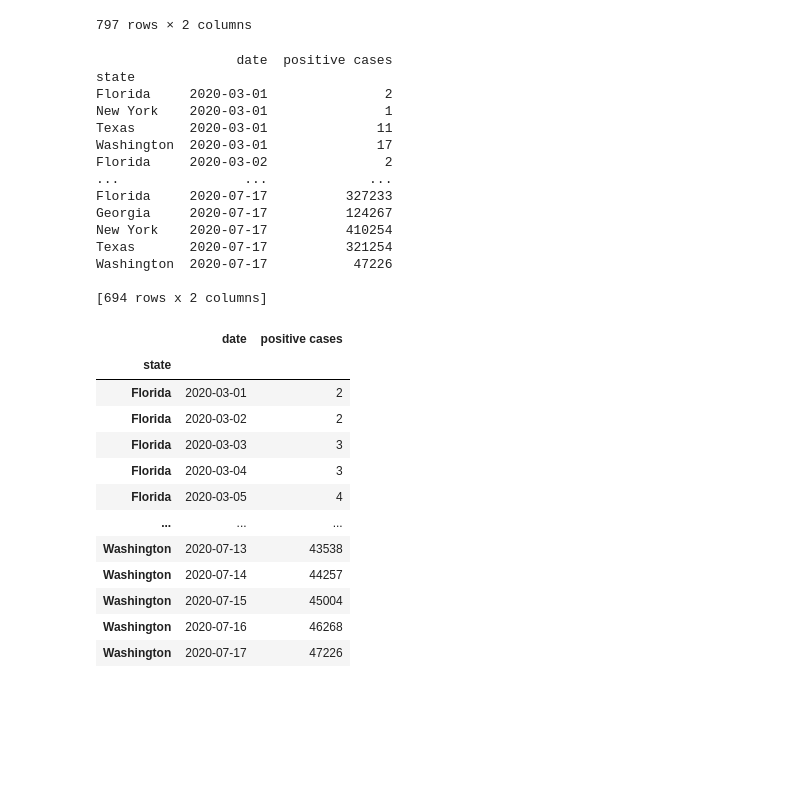
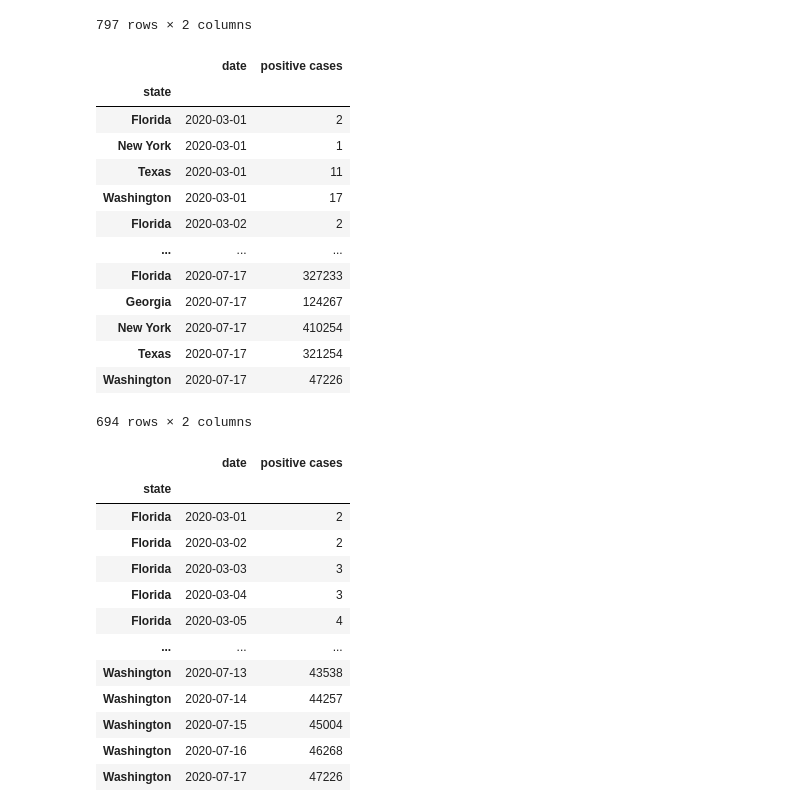
Before and after one commit to Emily-Keymon/Group-Project, a Jupyter notebook: Covid-19 Data Exploration and Cleanup.ipynb, the cells around one changed output. Saved outputs shown, nothing was run; the diff lists cells and outputs as text; code cells hidden in the pictures; blank space fills up the shorter version.

```diff
--- a/Covid-19 Data Exploration and Cleanup.ipynb
+++ b/Covid-19 Data Exploration and Cleanup.ipynb
@@ -573,28 +558,27 @@ filter_df_3
 # %%
 # Set timeframe parameters
 start_date = '2020-03-01'
 end_date = '2020-07-17'
 after_start_date = filter_df_3["date"] >= start_date
 before_end_date = filter_df_3["date"] <= end_date
 between_two_dates = after_start_date & before_end_date
 filtered_dates_3 = filter_df_3.loc[between_two_dates]
-print(filtered_dates_3)
+filtered_dates_3
 # %% [output]
+|  | date | positive cases |
+| state |  |  |
+| Florida | 2020-03-01 | 2 |
+| New York | 2020-03-01 | 1 |
+| Texas | 2020-03-01 | 11 |
+| Washington | 2020-03-01 | 17 |
+| Florida | 2020-03-02 | 2 |
+| ... | ... | ... |
+| Florida | 2020-07-17 | 327233 |
+| Georgia | 2020-07-17 | 124267 |
+| New York | 2020-07-17 | 410254 |
+| Texas | 2020-07-17 | 321254 |
+| Washington | 2020-07-17 | 47226 |
-                  date  positive cases
-state
-Florida     2020-03-01               2
-New York    2020-03-01               1
-Texas       2020-03-01              11
-Washington  2020-03-01              17
-Florida     2020-03-02               2
-...                ...             ...
-Florida     2020-07-17          327233
-Georgia     2020-07-17          124267
-New York    2020-07-17          410254
-Texas       2020-07-17          321254
-Washington  2020-07-17           47226
-
-[694 rows x 2 columns]
+694 rows × 2 columns
 # %%
 #Sort by date in ascending order
 filtered_dates_3 = filtered_dates_3.sort_values(["state", "date"])
```
Also changed, not shown: parts of 6 cells of this notebook.
